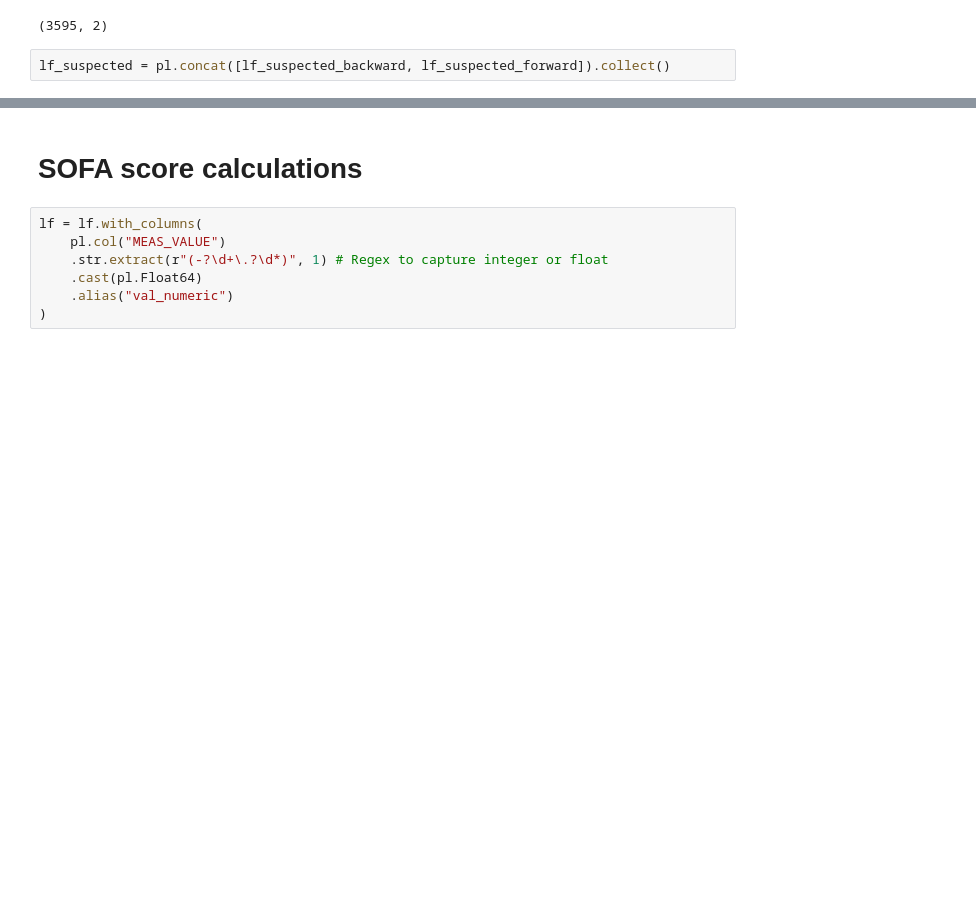
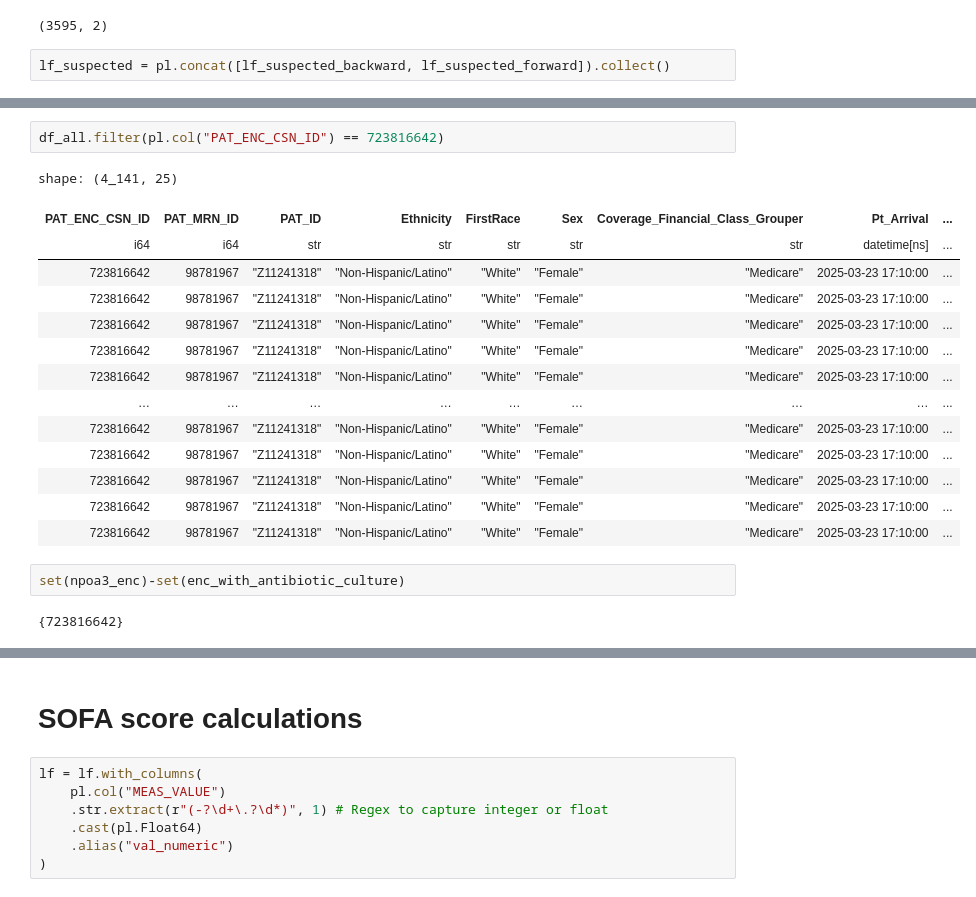
Before and after one commit to UTSW-CIC/Sepsis-Analysis, a Jupyter notebook: notebooks/03_Sepsis_Tracking_Over_time.ipynb, the cells around one changed output, grey strips where cells are left out. Drawn from its saved outputs; the diff is of its cells as text; blank space fills up the shorter version.

```diff
--- a/notebooks/03_Sepsis_Tracking_Over_time.ipynb
+++ b/notebooks/03_Sepsis_Tracking_Over_time.ipynb
@@ -106,0 +192,21 @@ lf_suspected = pl.concat([lf_suspected_backward, lf_suspected_forward]).collect(
+# %%
+df_all.filter(pl.col("PAT_ENC_CSN_ID") == 723816642)
+# %% [output]
+shape: (4_141, 25)
+| PAT_ENC_CSN_ID | PAT_MRN_ID | PAT_ID | Ethnicity | FirstRace | Sex | Coverage_Financial_Class_Grouper | Pt_Arrival | ... |
+| i64 | i64 | str | str | str | str | str | datetime[ns] | ... |
+| 723816642 | 98781967 | "Z11241318" | "Non-Hispanic/Latino" | "White" | "Female" | "Medicare" | 2025-03-23 17:10:00 | ... |
+| 723816642 | 98781967 | "Z11241318" | "Non-Hispanic/Latino" | "White" | "Female" | "Medicare" | 2025-03-23 17:10:00 | ... |
+| 723816642 | 98781967 | "Z11241318" | "Non-Hispanic/Latino" | "White" | "Female" | "Medicare" | 2025-03-23 17:10:00 | ... |
+| 723816642 | 98781967 | "Z11241318" | "Non-Hispanic/Latino" | "White" | "Female" | "Medicare" | 2025-03-23 17:10:00 | ... |
+| 723816642 | 98781967 | "Z11241318" | "Non-Hispanic/Latino" | "White" | "Female" | "Medicare" | 2025-03-23 17:10:00 | ... |
+| … | … | … | … | … | … | … | … | ... |
+| 723816642 | 98781967 | "Z11241318" | "Non-Hispanic/Latino" | "White" | "Female" | "Medicare" | 2025-03-23 17:10:00 | ... |
+| 723816642 | 98781967 | "Z11241318" | "Non-Hispanic/Latino" | "White" | "Female" | "Medicare" | 2025-03-23 17:10:00 | ... |
+| 723816642 | 98781967 | "Z11241318" | "Non-Hispanic/Latino" | "White" | "Female" | "Medicare" | 2025-03-23 17:10:00 | ... |
+| 723816642 | 98781967 | "Z11241318" | "Non-Hispanic/Latino" | "White" | "Female" | "Medicare" | 2025-03-23 17:10:00 | ... |
+| 723816642 | 98781967 | "Z11241318" | "Non-Hispanic/Latino" | "White" | "Female" | "Medicare" | 2025-03-23 17:10:00 | ... |
+# %%
+set(npoa3_enc)-set(enc_with_antibiotic_culture)
+# %% [output]
+{723816642}
```
Also changed, not shown: parts of 27 cells of this notebook, 2 other files.
